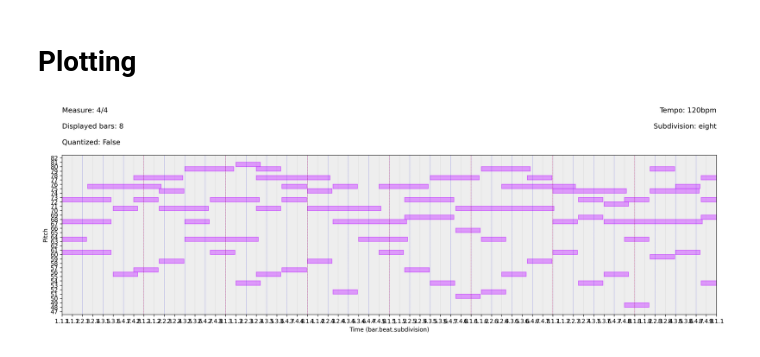
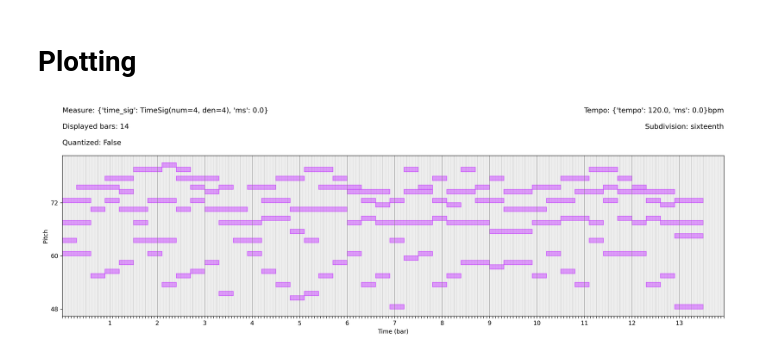
Before and after one commit to carlosholivan/musicaiz, a Jupyter notebook: docs/source/notebooks/3-plot.ipynb, the cells around one changed output. Drawn from its saved outputs; the diff is of its cells as text; code cells hidden in the pictures.

```diff
--- a/docs/source/notebooks/3-plot.ipynb
+++ b/docs/source/notebooks/3-plot.ipynb
@@ -8,26 +8,5 @@ from musicaiz import loaders, plotters
 file = "H:\\INVESTIGACION\\Datasets\\JSB Chorales\\train\\2.mid"
 midi = loaders.Musa(
     file,
-    structure="bars",
-    absolute_timing=False,
-    quantize=True,
-    quantize_note="sixteenth",
+    subdivision_note="sixteenth",
 )
-# %%
-plot = plotters.Pianoroll()
-plot.plot_instrument(
-    midi.instruments[0].notes,
-    8,
-    "eight"
-)
-# %% [output]
-[figure, removed]
-# %%
-file = "../JSB Chorales/train/2.mid"
-midi = loaders.Musa(
-    file,
-    structure="bars",
-    absolute_timing=False,
-    quantize=True,
-    quantize_note="sixteenth",
-)
@@ -41,0 +13,10 @@ plot.plot_instrument(
+# %%
+plot = plotters.Pianoroll(midi)
+plot.plot_instruments(
+    program=0,
+    bar_start=0,
+    bar_end=midi.total_bars,
+    show=True
+)
+# %% [output]
+[figure, added]
```
Also changed, not shown: parts of 1 cell of this notebook, 1 other file.
